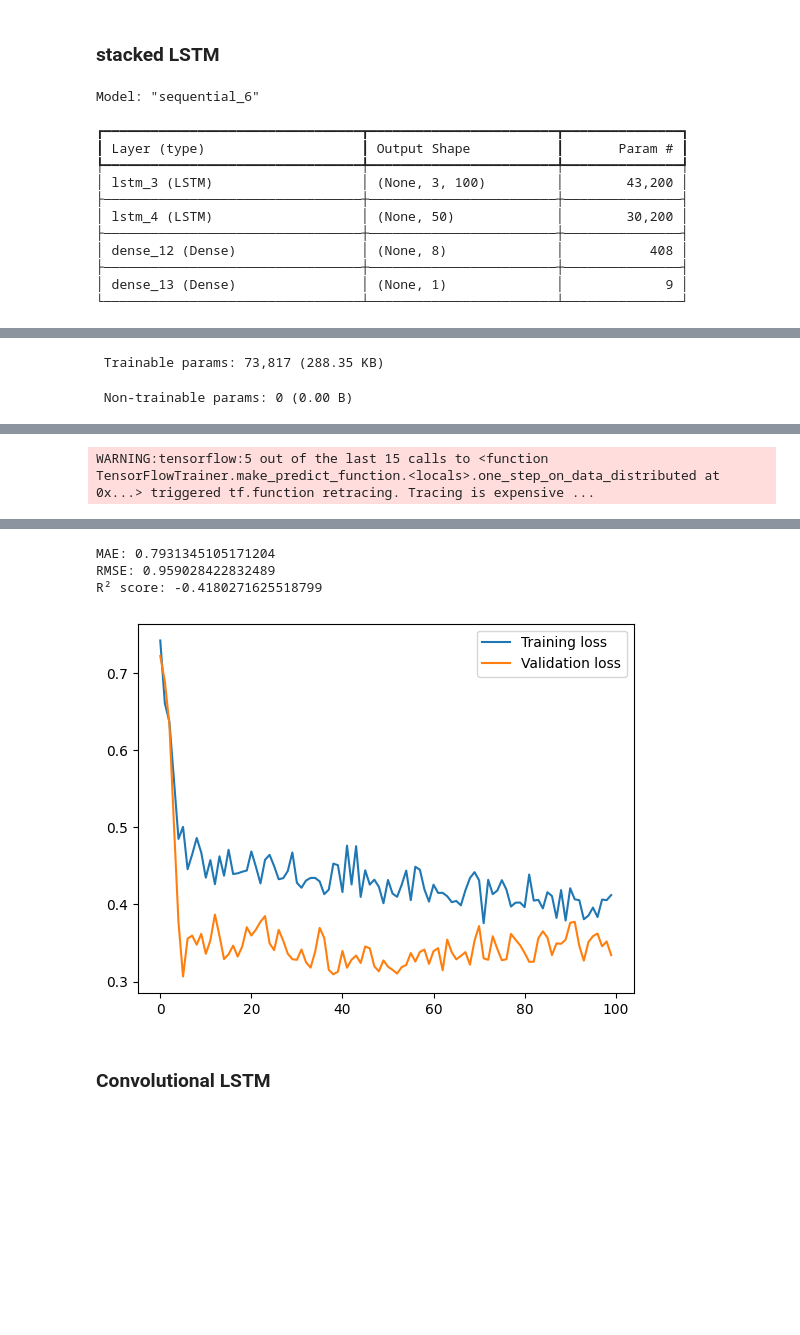
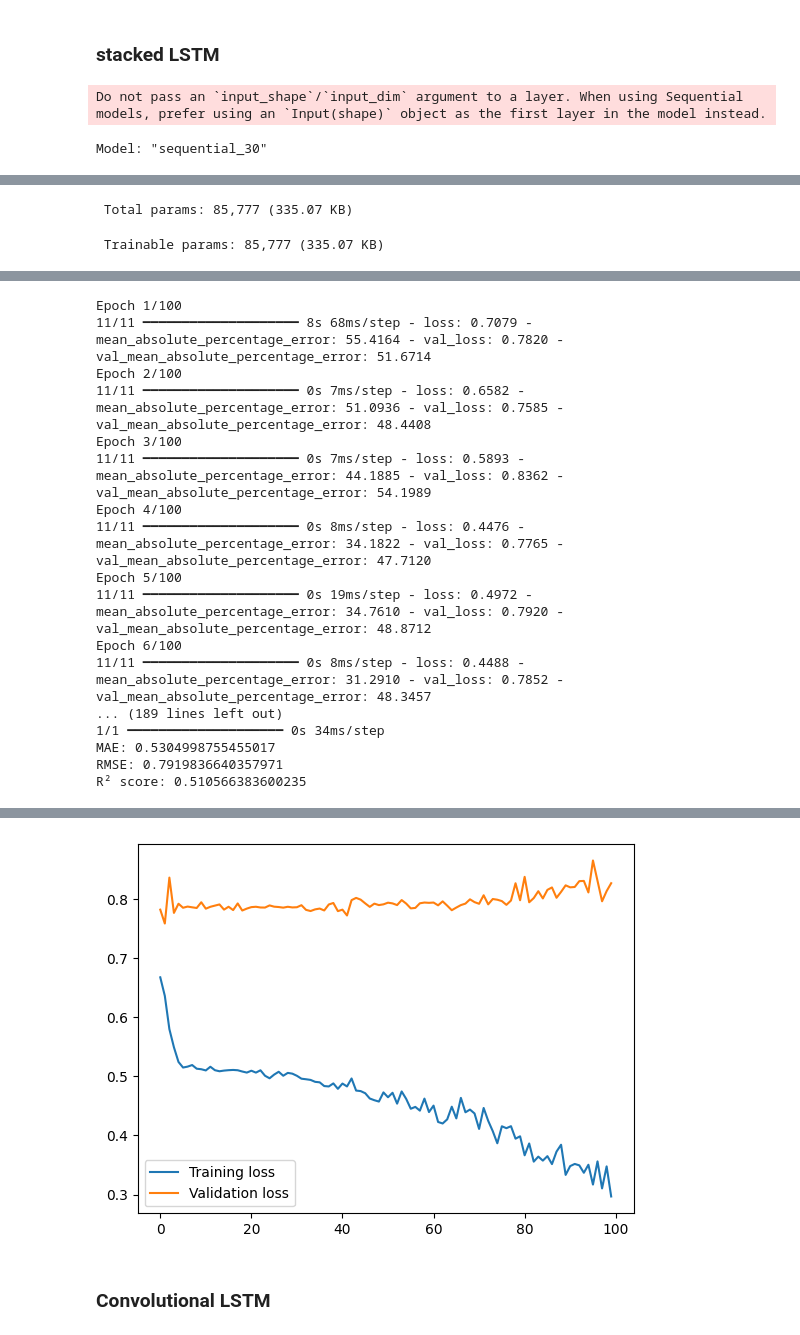
Before and after one commit to NguyenDucAnforwork/applied_statistics_prj, a Jupyter notebook: model/model.ipynb, the cells around one changed output, grey strips where cells are left out. Cells and saved outputs as stored; diff of their text form; code cells hidden in the pictures; blank space fills up the shorter version.

Commit message:
update last time

```diff
--- a/model/model.ipynb
+++ b/model/model.ipynb
@@ -250,11 +276,11 @@ fig.show()
 #@title model architecture
 
 lstm_model = Sequential()
-lstm_model.add(LSTM(100, dropout=0.2, return_sequences=False, input_shape=(X_train_seq.shape[1], X_train_seq.shape[2])))
-lstm_model.add(Dense(8, 'relu'))
+lstm_model.add(LSTM(400, dropout=0.2, return_sequences=False, input_shape=(X_train_seq.shape[1], X_train_seq.shape[2])))
+lstm_model.add(Dense(10, 'relu'))
 lstm_model.add(Dense(1, 'linear'))
 keras.backend.set_epsilon(1)
-lstm_model.compile(optimizer=Adam(learning_rate=0.001), loss=MeanAbsoluteError(), metrics=[MeanAbsolutePercentageError()])
+lstm_model.compile(optimizer=Adam(learning_rate=0.0001), loss=MeanAbsoluteError(), metrics=[MeanAbsolutePercentageError()])
 lstm_model.summary()
 # %% [output]
 Do not pass an `input_shape`/`input_dim` argument to a layer. When using Sequential models, prefer using an `Input(shape)` object as the first layer in the model instead.
@@ -333,5 +302,5 @@ Best: -1.163155 using {'batch_size': 8, 'epochs': 500}
 early_stopping = EarlyStopping(monitor='val_loss', patience=20, restore_best_weights=True)
 reduce_lr = ReduceLROnPlateau(monitor='val_loss', factor=0.9, patience=5, min_lr=0.00000001)
 
-history = lstm_model.fit(X_train_seq, y_train_seq, epochs=500, batch_size=8, validation_split=0.2, verbose=1)
+history = lstm_model.fit(X_train_seq, y_train_seq, epochs=50, batch_size=8, validation_split=0.2, verbose=1)
 # %% [output]
@@ -449,10 +418,10 @@ WARNING:absl:You are saving your model as an HDF5 file via `model.save()` or `ke
 ### RNN
 # %%
 rnn_model = Sequential()
-rnn_model.add(SimpleRNN(100, dropout=0.2, return_sequences=False, input_shape=(X_train_seq.shape[1], X_train_seq.shape[2])))
-rnn_model.add(Dense(8, activation='relu'))
+rnn_model.add(SimpleRNN(400, dropout=0.2, return_sequences=False, input_shape=(X_train_seq.shape[1], X_train_seq.shape[2])))
+rnn_model.add(Dense(10, activation='relu'))
 rnn_model.add(Dense(1, activation='linear'))
-K.set_epsilon(1)
+set_epsilon(1)
 rnn_model.compile(optimizer=Adam(learning_rate=0.001), loss=MeanAbsoluteError(), metrics=[MeanAbsolutePercentageError()])
 rnn_model.summary()
 # %% [output]
@@ -591,7 +560,7 @@ WARNING:absl:You are saving your model as an HDF5 file via `model.save()` or `ke
 ### GRU
 # %%
 gru_model = Sequential()
-gru_model.add(GRU(100, dropout=0.2, return_sequences=False, input_shape=(X_train_seq.shape[1], X_train_seq.shape[2])))
+gru_model.add(GRU(600, dropout=0.2, return_sequences=False, input_shape=(X_train_seq.shape[1], X_train_seq.shape[2])))
 gru_model.add(Dense(8, activation='relu'))
 gru_model.add(Dense(1, activation='linear'))
 set_epsilon(1)
@@ -855,11 +825,13 @@ R² score: -0.5151656866073608
 ### stacked LSTM
 # %%
 stacked_lstm_model = Sequential()
-stacked_lstm_model.add(LSTM(100, dropout=0.2, return_sequences=True, input_shape=(X_train_seq.shape[1], X_train_seq.shape[2])))
-stacked_lstm_model.add(LSTM(50, dropout=0.2, return_sequences=False))  # No need for input_shape here
+stacked_lstm_model.add(LSTM(80, dropout=0.1, return_sequences=True, input_shape=(X_train_seq.shape[1], X_train_seq.shape[2])))
+stacked_lstm_model.add(LSTM(60, dropout=0.1, return_sequences=True))
+stacked_lstm_model.add(LSTM(40, dropout=0.1, return_sequences=True))
+stacked_lstm_model.add(LSTM(20, dropout=0.1, return_sequences=False))
 stacked_lstm_model.add(Dense(8, activation='relu'))
 stacked_lstm_model.add(Dense(1, activation='linear'))
-K.set_epsilon(1)
+set_epsilon(1)
 stacked_lstm_model.compile(optimizer=Adam(learning_rate=0.001), loss=MeanAbsoluteError(), metrics=[MeanAbsolutePercentageError()])
 stacked_lstm_model.summary()
 
@@ -945,17 +917,7 @@ print(f"R² score: {r2_score}")
 
 
 # save the model
-stacked_lstm_model.save("./checkpoints/stacked_lstm.h5")
+# stacked_lstm_model.save("./checkpoints/stacked_lstm.h5")
 # %% [output]
-Model: "sequential_6"
+Do not pass an `input_shape`/`input_dim` argument to a layer. When using Sequential models, prefer using an `Input(shape)` object as the first layer in the model instead.
-┏━━━━━━━━━━━━━━━━━━━━━━━━━━━━━━━━━┳━━━━━━━━━━━━━━━━━━━━━━━━┳━━━━━━━━━━━━━━━┓
-┃ Layer (type)                    ┃ Output Shape           ┃       Param # ┃
-┡━━━━━━━━━━━━━━━━━━━━━━━━━━━━━━━━━╇━━━━━━━━━━━━━━━━━━━━━━━━╇━━━━━━━━━━━━━━━┩
-│ lstm_3 (LSTM)                   │ (None, 3, 100)         │        43,200 │
-├─────────────────────────────────┼────────────────────────┼───────────────┤
-│ lstm_4 (LSTM)                   │ (None, 50)             │        30,200 │
-├─────────────────────────────────┼────────────────────────┼───────────────┤
-│ dense_12 (Dense)                │ (None, 8)              │           408 │
-├─────────────────────────────────┼────────────────────────┼───────────────┤
-│ dense_13 (Dense)                │ (None, 1)              │             9 │
-└─────────────────────────────────┴────────────────────────┴───────────────┘
+Model: "sequential_30"
@@ -963,2 +939,2 @@ Model: "sequential_6"
- Trainable params: 73,817 (288.35 KB)
+ Total params: 85,777 (335.07 KB)
- Non-trainable params: 0 (0.00 B)
+ Trainable params: 85,777 (335.07 KB)
@@ -982 +942,17 @@ WARNING:tensorflow:5 out of the last 15 calls to <function TensorFlowTrainer.mak
-WARNING:tensorflow:5 out of the last 15 calls to <function TensorFlowTrainer.make_predict_function.<locals>.one_step_on_data_distributed at 0x...> triggered tf.function retracing. Tracing is expensive ...
+Epoch 1/100
+11/11 ━━━━━━━━━━━━━━━━━━━━ 8s 68ms/step - loss: 0.7079 - mean_absolute_percentage_error: 55.4164 - val_loss: 0.7820 - val_mean_absolute_percentage_error: 51.6714
+Epoch 2/100
+11/11 ━━━━━━━━━━━━━━━━━━━━ 0s 7ms/step - loss: 0.6582 - mean_absolute_percentage_error: 51.0936 - val_loss: 0.7585 - val_mean_absolute_percentage_error: 48.4408
+Epoch 3/100
+11/11 ━━━━━━━━━━━━━━━━━━━━ 0s 7ms/step - loss: 0.5893 - mean_absolute_percentage_error: 44.1885 - val_loss: 0.8362 - val_mean_absolute_percentage_error: 54.1989
+Epoch 4/100
+11/11 ━━━━━━━━━━━━━━━━━━━━ 0s 8ms/step - loss: 0.4476 - mean_absolute_percentage_error: 34.1822 - val_loss: 0.7765 - val_mean_absolute_percentage_error: 47.7120
+Epoch 5/100
+11/11 ━━━━━━━━━━━━━━━━━━━━ 0s 19ms/step - loss: 0.4972 - mean_absolute_percentage_error: 34.7610 - val_loss: 0.7920 - val_mean_absolute_percentage_error: 48.8712
+Epoch 6/100
+11/11 ━━━━━━━━━━━━━━━━━━━━ 0s 8ms/step - loss: 0.4488 - mean_absolute_percentage_error: 31.2910 - val_loss: 0.7852 - val_mean_absolute_percentage_error: 48.3457
+... (189 lines left out)
+1/1 ━━━━━━━━━━━━━━━━━━━━ 0s 34ms/step
+MAE: 0.5304998755455017
+RMSE: 0.7919836640357971
+R² score: 0.510566383600235
@@ -986,7 +959,4 @@ WARNING:absl:You are saving your model as an HDF5 file via `model.save()` or `ke
-MAE: 0.7931345105171204
-RMSE: 0.959028422832489
-R² score: -0.4180271625518799
-[figure, old version]
+[figure, new version]
 # %% [markdown]
 ### Convolutional LSTM
 # %%
```
Also changed, not shown: parts of 29 cells of this notebook, 33 other files.
